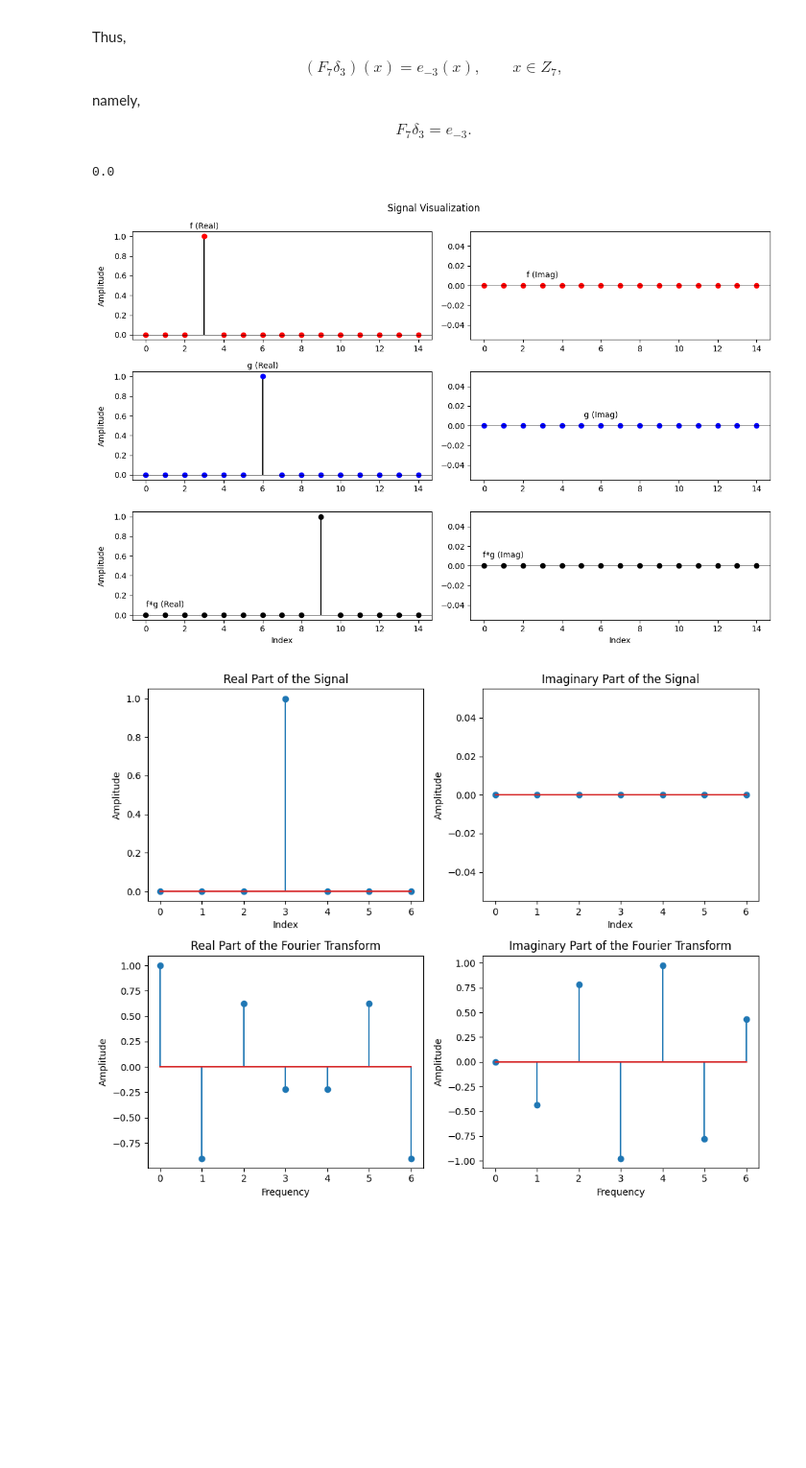
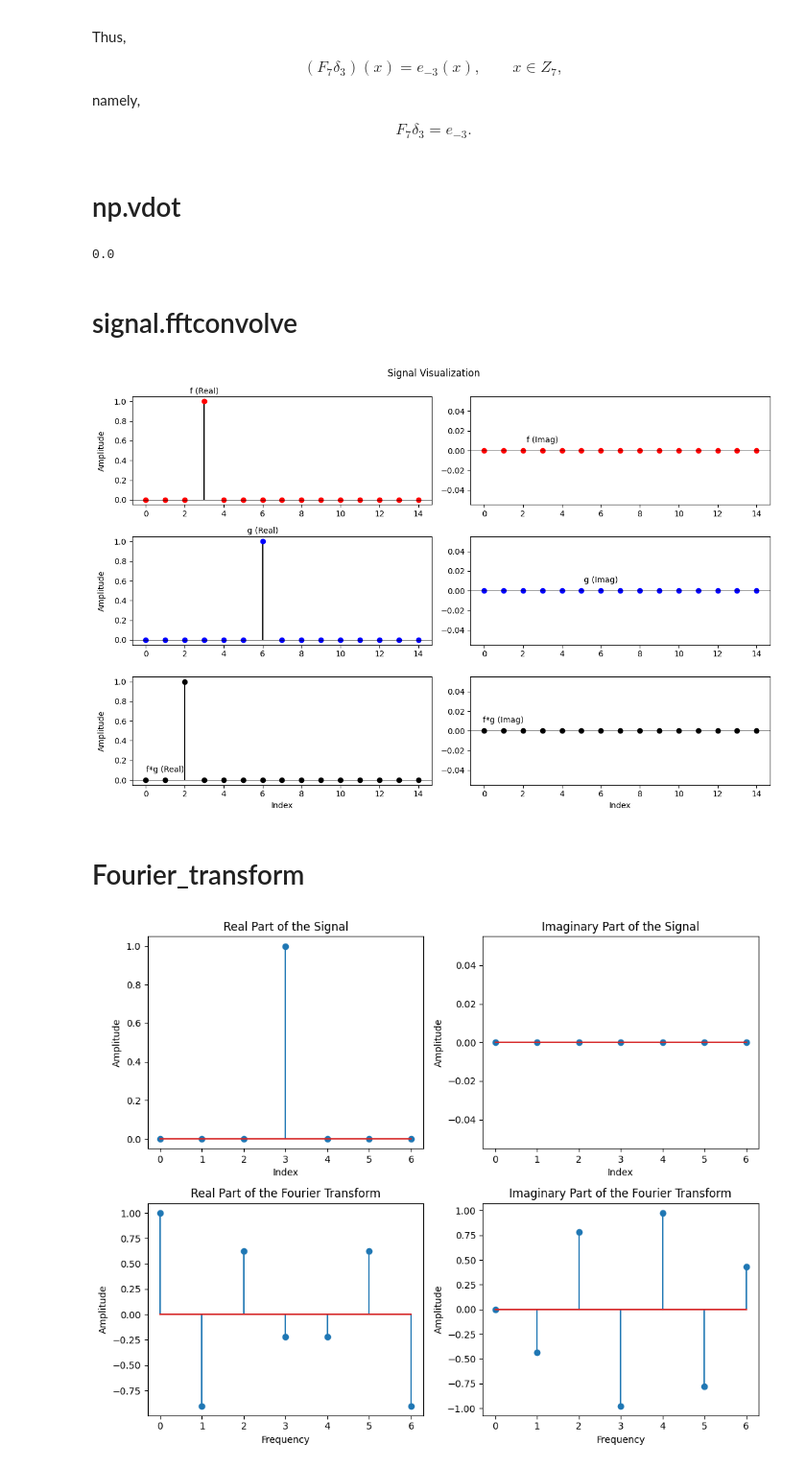
Before and after one commit to jordanbell2357/DSP, a Jupyter notebook: FourierTransform_GaussSums_LegendreSymbol_Zn.ipynb, the cells around one changed output. Shown at 96% size. Drawn from its saved outputs; the diff is of its cells as text; code cells hidden in the pictures; blank space fills up the shorter version.

```diff
--- a/FourierTransform_GaussSums_LegendreSymbol_Zn.ipynb
+++ b/FourierTransform_GaussSums_LegendreSymbol_Zn.ipynb
@@ -236,6 +236,8 @@ namely,
 $$
 F_7 \delta_3 = e_{-3}.
 $$
+# %% [markdown]
+# np.vdot
 # %%
 import numpy as np
 from scipy import signal
@@ -252,6 +254,8 @@ inner_product = np.vdot(f, g)
 print(inner_product)
 # %% [output]
 0.0
+# %% [markdown]
+# signal.fftconvolve
 # %%
 import numpy as np
 import matplotlib.pyplot as plt
@@ -285,35 +289,37 @@ def plot_signals(title, f, g, h):
     ax[1,1].stem(n_domain, g.imag, linefmt='black', markerfmt='bo', basefmt=' ')
     ax[1,1].annotate('g (Imag)', (6, g.imag[6]), textcoords="offset points", xytext=(0,10), ha='center')
     ax[1,1].axhline(0, color='black', linewidth=0.5)
 
     ax[2,0].stem(n_domain, h.real, linefmt='black', markerfmt='ko', basefmt=' ')
     ax[2,0].annotate('f*g (Real)', (1, h.real[1]), textcoords="offset points", xytext=(0,10), ha='center')
     ax[2,0].axhline(0, color='black', linewidth=0.5)
 
     ax[2,1].stem(n_domain, h.imag, linefmt='black', markerfmt='ko', basefmt=' ')
     ax[2,1].annotate('f*g (Imag)', (1, h.imag[1]), textcoords="offset points", xytext=(0,10), ha='center')
     ax[2,1].axhline(0, color='black', linewidth=0.5)
 
     for a in ax[:,0]:
         a.set_ylabel('Amplitude', labelpad=10)
     for a in ax[2,:]:
         a.set_xlabel('Index')
 
     fig.suptitle(title)
     plt.tight_layout()
     plt.show()
 
 # Define f and g
 f = signal.unit_impulse(n, 3)
 g = signal.unit_impulse(n, 6)
 
 # Calculate the cyclic convolution of f and g
-h = cyclic_convolve(f, g, n)
+h = signal.fftconvolve(f, g, mode='same')
 
 # Plotting the real and imaginary parts of f, g, and h
 plot_signals('Signal Visualization', f, g, h)
 # %% [output]
-[figure, old version]
+[figure, new version]
+# %% [markdown]
+# Fourier_transform
 # %%
 import numpy as np
 
```
Also changed, not shown: parts of 9 cells of this notebook.
